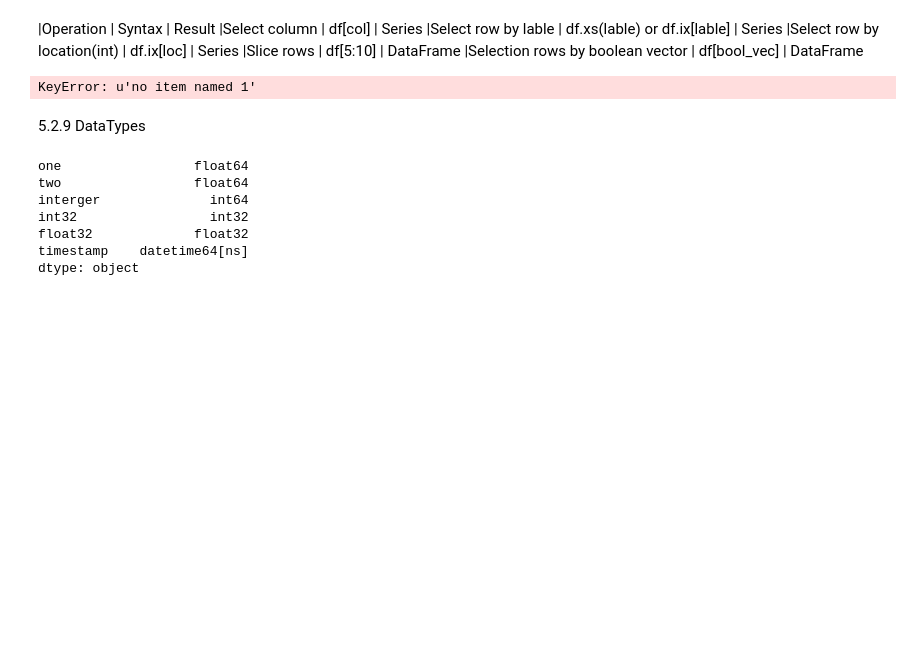
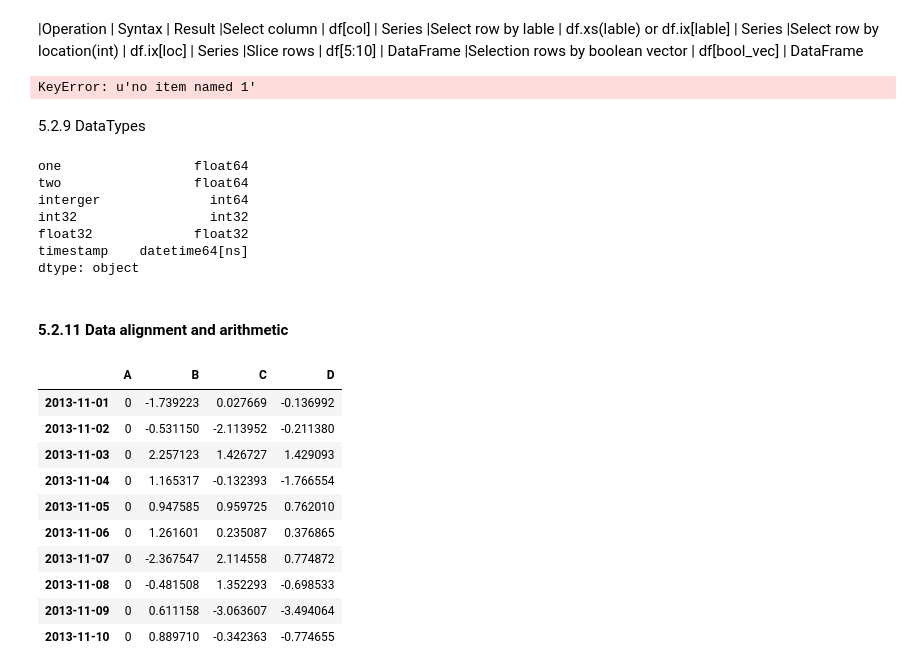
Before and after one commit to chenleo/ipynotebook, a Jupyter notebook: Pandas.ipynb, the cells around one changed output. Cells and saved outputs as stored; diff of their text form; code cells hidden in the pictures; blank space fills up the shorter version.

```diff
--- a/Pandas.ipynb
+++ b/Pandas.ipynb
@@ -286,3 +287,22 @@ int32                 int32
 float32             float32
 timestamp    datetime64[ns]
 dtype: object
+# %% [markdown]
+#### 5.2.11 Data alignment and arithmetic
+# %%
+index_df = date_range('1', periods=10)
+df = DataFrame(randn(10, 4), index=index_df, columns=['A', 'B', 'C', 'D'])
+df - df['A']
+(df.T - df['A']).T
+# %% [output]
+|  | A | B | C | D |
+| 2013-11-01 | 0 | -1.739223 | 0.027669 | -0.136992 |
+| 2013-11-02 | 0 | -0.531150 | -2.113952 | -0.211380 |
+| 2013-11-03 | 0 | 2.257123 | 1.426727 | 1.429093 |
+| 2013-11-04 | 0 | 1.165317 | -0.132393 | -1.766554 |
+| 2013-11-05 | 0 | 0.947585 | 0.959725 | 0.762010 |
+| 2013-11-06 | 0 | 1.261601 | 0.235087 | 0.376865 |
+| 2013-11-07 | 0 | -2.367547 | 2.114558 | 0.774872 |
+| 2013-11-08 | 0 | -0.481508 | 1.352293 | -0.698533 |
+| 2013-11-09 | 0 | 0.611158 | -3.063607 | -3.494064 |
+| 2013-11-10 | 0 | 0.889710 | -0.342363 | -0.774655 |
```
Also changed, not shown: parts of 2 cells of this notebook, 3 other files.
